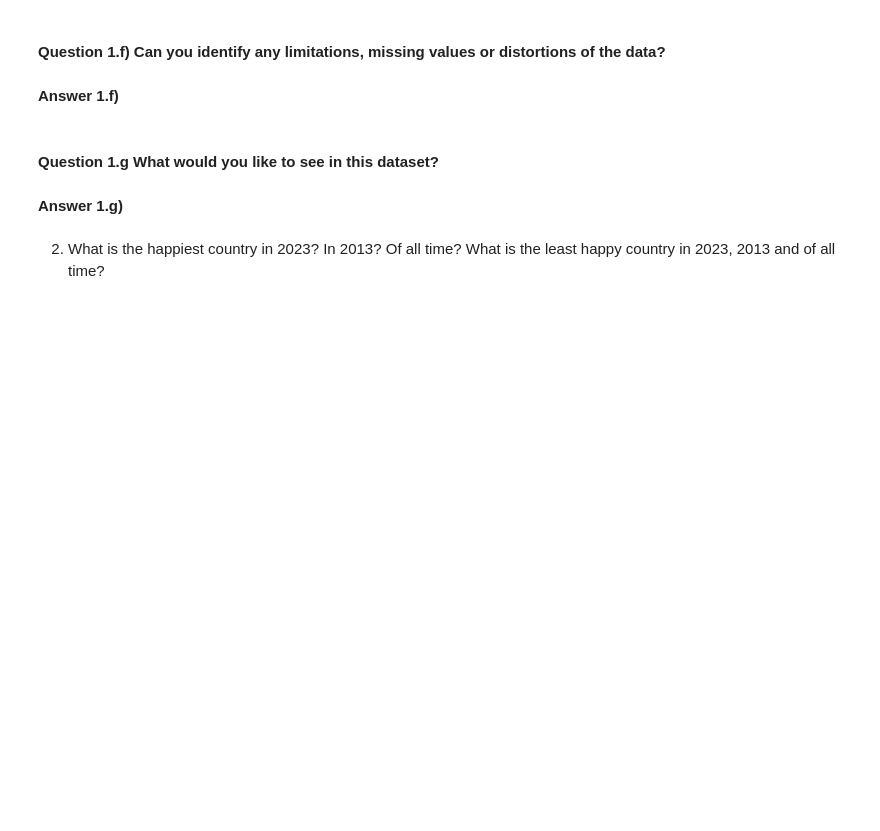
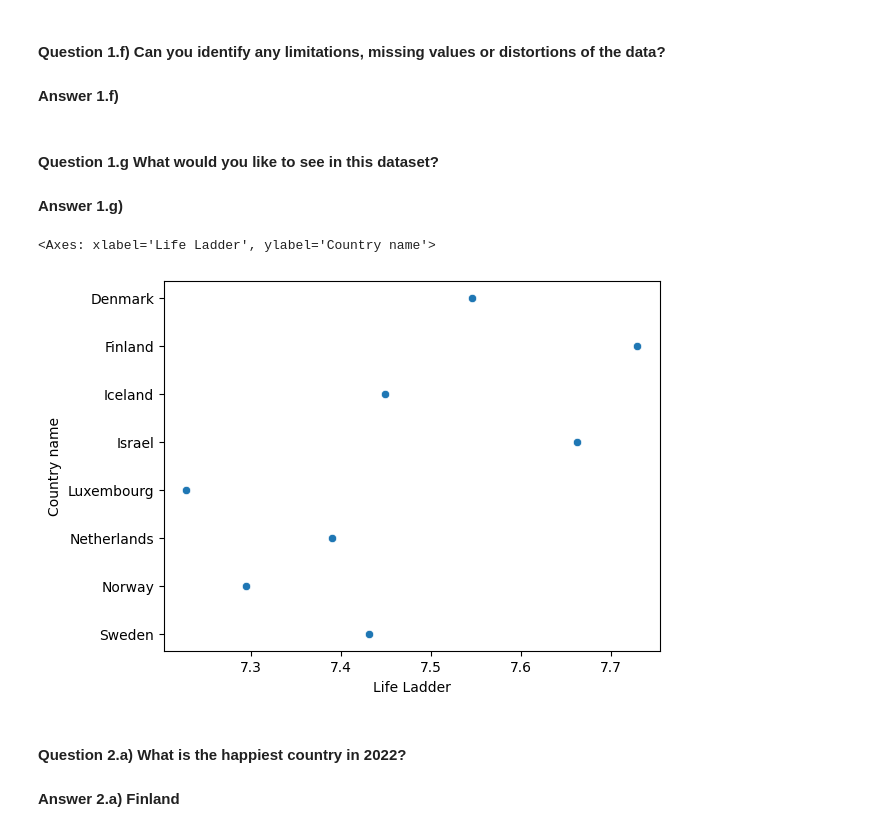
Before and after one commit to USFCA-CS663-Spring2024/happiness-vinay-bojja, a Jupyter notebook: Happiness - Assignment 1 - CS 663 (Machine Learning).ipynb, the cells around one changed output. Saved outputs shown, nothing was run; the diff lists cells and outputs as text; code cells hidden in the pictures; blank space fills up the shorter version.

Commit message:
Done with Question 2.

```diff
--- a/Happiness - Assignment 1 - CS 663 (Machine Learning).ipynb
+++ b/Happiness - Assignment 1 - CS 663 (Machine Learning).ipynb
@@ -151,6 +146,15 @@ df.describe()
 # %% [markdown]
 #### Question 1.g What would you like to see in this dataset?
 #### Answer 1.g)
+# %%
+import seaborn as sns
+tf = df[df['year'] == 2022]
+tf = tf[tf['Life Ladder']> 7.1]
+tf
+sns.scatterplot(data = tf, x=tf['Life Ladder'], y=tf['Country name'])
+# %% [output]
+<Axes: xlabel='Life Ladder', ylabel='Country name'>
+[figure, added]
 # %% [markdown]
-2. What is the happiest country in 2023? In 2013? Of all time? What is the least happy country in
-2023, 2013 and of all time?
+#### Question 2.a) What is the happiest country in 2022?
+#### Answer 2.a) Finland
```
Also changed, not shown: parts of 11 cells of this notebook, 1 other file.
